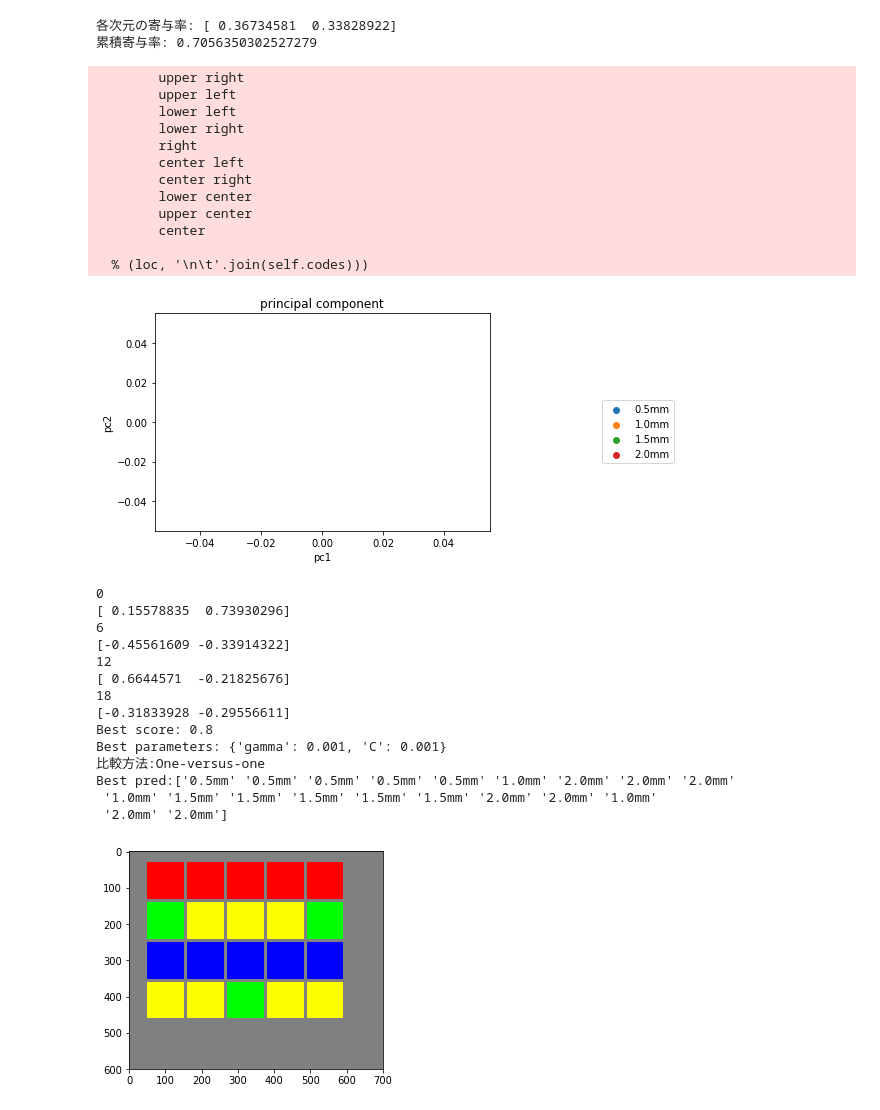
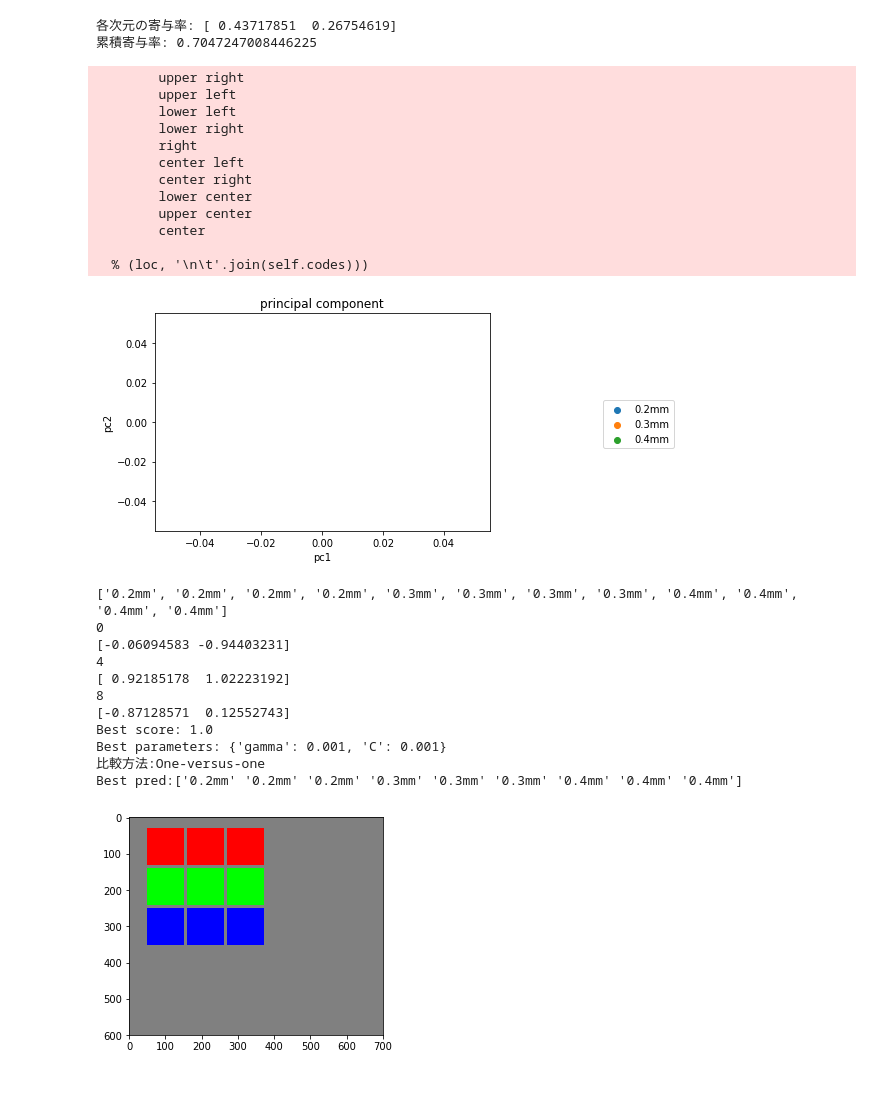
Before and after one commit to mittsusan/terahertz, a Jupyter notebook: machine_learning_tag_csv.ipynb, the cells around one changed output. Saved outputs shown, nothing was run; the diff lists cells and outputs as text; code cells hidden in the pictures.

Commit message:
fix allread

```diff
--- a/machine_learning_tag_csv.ipynb
+++ b/machine_learning_tag_csv.ipynb
@@ -403,12 +393,12 @@ def colorcode_regression(best_pred):
 #train_numは訓練データをどれにするか。（クロスバリデーションのため）
 #どの周波数を選び、回帰か分類どっちで進めていくか。
 train_num = 1
-train_x,train_y,test_x,test_y,x_all,y_all = fiveread(train_num)
+train_x,train_y,test_x,test_y,x_all,y_all = allread()
 
 #print(train_x)
 #print(train_y)
 #print(test_x)
-#print(test_y)
+print(test_y)
 #print(x_all)
 #print(y_all)
 #train_x, test_x, train_y, test_y  = train_test_split(arr, Y,test_size=0.3,random_state=0) #defaultでtestサイズ0.25
@@ -464,53 +436,50 @@ transformed,targets=pCA(x_all,y_all)
 train_x_pca = np.empty((0,2), int)
 test_x_pca = np.empty((0,2), int)
 #print(transformed.shape)
-#print(targets)
+print(targets)
 
-for i in range(0,24):
-    if i ==0 or  i ==6 or i ==12 or i ==18:
+for i in range(0,12):
+    if i ==0 or  i ==4 or i ==8:
         print(i)
         print(transformed[i])
         train_x_pca = np.append(train_x_pca, np.array([transformed[i]]), axis=0)
     else:
         test_x_pca = np.append(test_x_pca, np.array([transformed[i]]), axis=0)
 
 #print(train_x_pca)
 #print(train_y)
 #print(test_x_pca)
 #print(test_y)
 best_pred=svm(train_x_pca,train_y,test_x_pca,test_y)
 colorcode(best_pred)
 # %% [output]
-各次元の寄与率: [ 0.36734581  0.33828922]
-累積寄与率: 0.7056350302527279
+各次元の寄与率: [ 0.43717851  0.26754619]
+累積寄与率: 0.7047247008446225
         upper right
         upper left
         lower left
         lower right
         right
         center left
         center right
         lower center
         upper center
         center
 
   % (loc, '\n\t'.join(self.codes)))
-[figure, old version]
+[figure, new version]
+['0.2mm', '0.2mm', '0.2mm', '0.2mm', '0.3mm', '0.3mm', '0.3mm', '0.3mm', '0.4mm', '0.4mm', '0.4mm', '0.4mm']
 0
-[ 0.15578835  0.73930296]
-6
-[-0.45561609 -0.33914322]
-12
-[ 0.6644571  -0.21825676]
-18
-[-0.31833928 -0.29556611]
-Best score: 0.8
+[-0.06094583 -0.94403231]
+4
+[ 0.92185178  1.02223192]
+8
+[-0.87128571  0.12552743]
+Best score: 1.0
 Best parameters: {'gamma': 0.001, 'C': 0.001}
 比較方法:One-versus-one
-Best pred:['0.5mm' '0.5mm' '0.5mm' '0.5mm' '0.5mm' '1.0mm' '2.0mm' '2.0mm' '2.0mm'
- '1.0mm' '1.5mm' '1.5mm' '1.5mm' '1.5mm' '1.5mm' '2.0mm' '2.0mm' '1.0mm'
- '2.0mm' '2.0mm']
+Best pred:['0.2mm' '0.2mm' '0.2mm' '0.3mm' '0.3mm' '0.3mm' '0.4mm' '0.4mm' '0.4mm']
-[figure, old version]
+[figure, new version]
 # %%
 #ここからは可視化のためにCとganmaを固定して行っている。
 #標準化
```
Also changed, not shown: parts of 7 cells of this notebook.
